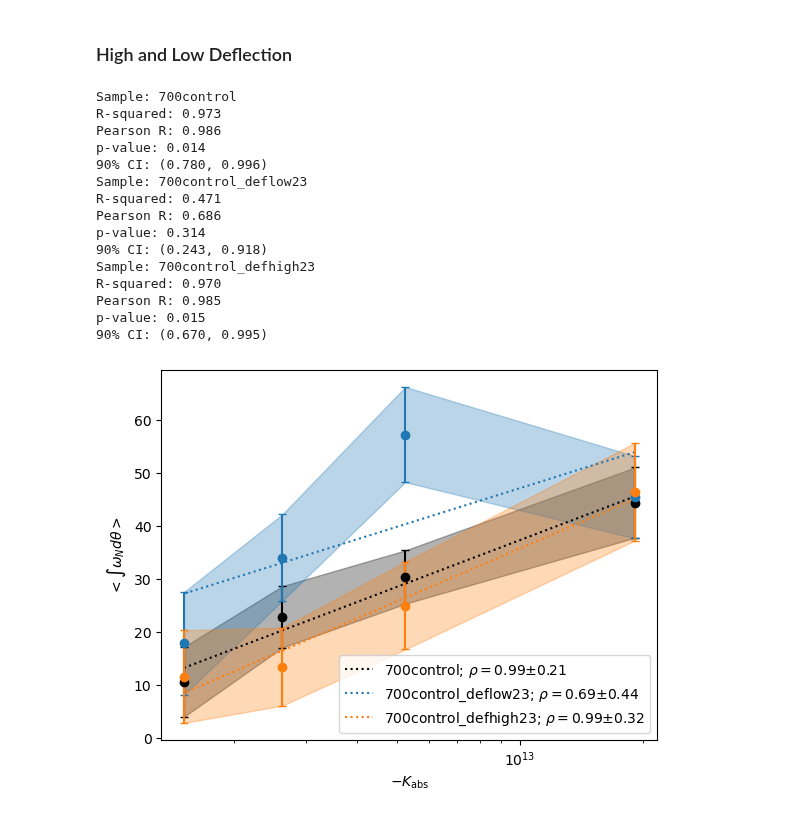
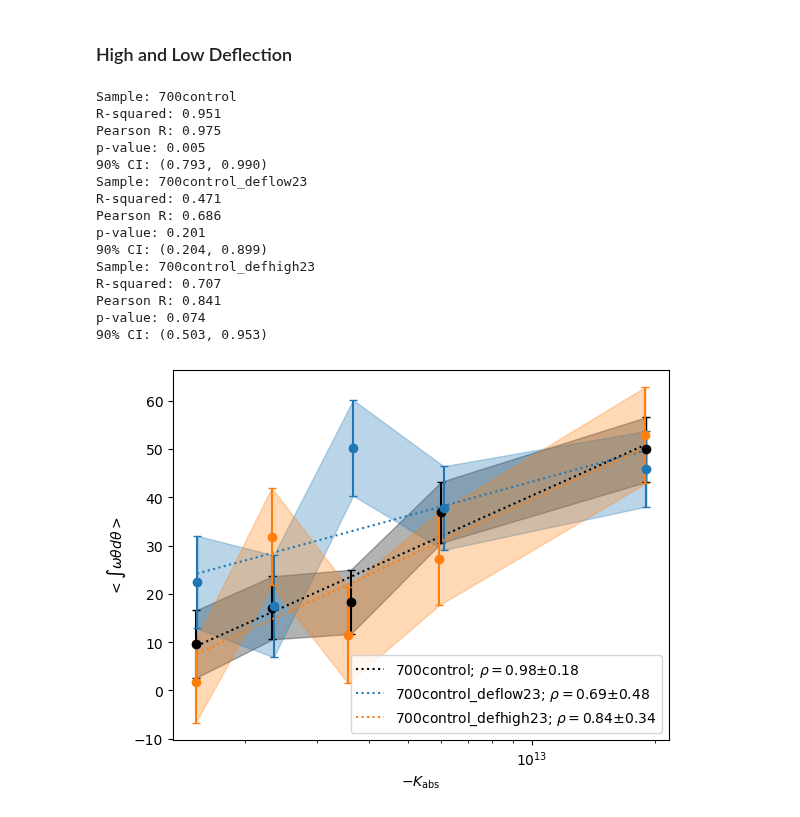
Before and after one commit to FedeDavilaKurban/Auger, a Jupyter notebook: plots.ipynb, the cells around one changed output. Cells and saved outputs as stored; diff of their text form; code cells hidden in the pictures.

```diff
--- a/plots.ipynb
+++ b/plots.ipynb
@@ -444,8 +444,8 @@ import matplotlib.pyplot as plt
 import numpy as np
 from astropy.io import ascii
 
-nquant = int(4)
-nbootstrap = int(500)
+nquant = int(5)
+nbootstrap = int(1000)
 maxsep = int(25)
 
 fig, ax = plt.subplots()
@@ -480,42 +480,42 @@ for sample, color in zip(samples,colors):
     #label = f'{sample}; '+r'$R^2=$'+f'{res_lr.rvalue**2:.2f}'
     #label = f'{sample}; '+r'$\rho=$'+f'{res_prs.statistic:.2f}; '+r'$p=$'+f'{res_prs.pvalue:.2f}'
     label = f'{sample}; '+r'$\rho=$'+f'{res_prs.statistic:.2f}'+r'$\pm$'+f'{pearson_ci:.2f}'
 
     #ax.plot(-meanMag, res_lr.intercept - res_lr.slope*meanMag, ls=':',c=color,\
     #        label=label)
     ax.plot(10**(-.4*meanMag+3.28), res_lr.intercept - res_lr.slope*meanMag, ls=':',c=color,\
             label=label)
 
     #for i in range(len(int_mean)):
     ax.errorbar(10**(-.4*meanMag+3.28),int_mean,yerr=int_std,c=color,fmt='o',capsize=3)
     #ax.scatter(-meanMag,int_mean,c=color,marker='o')
     ax.fill_between(10**(-.4*meanMag+3.28),y1=int_mean-int_std,y2=int_mean+int_std,color=color,alpha=.3)
 
 
 ax.set_xscale('log')
 
-ax.set_ylabel(r'$<\int\omega_Nd\theta>$')
+ax.set_ylabel(r'$<\int\omega\theta d\theta>$')
 ax.set_xlabel(r'$-K_{\mathrm{abs}}$')
 
 ax.legend(loc=0)
 
 #plt.savefig(f'../plots/int_K_nq{nquant}_nbs{nbootstrap}_700control_comparison.png')
 
 plt.show()
 # %% [output]
 Sample: 700control
-R-squared: 0.973
-Pearson R: 0.986
-p-value: 0.014
-90% CI: (0.780, 0.996)
+R-squared: 0.951
+Pearson R: 0.975
+p-value: 0.005
+90% CI: (0.793, 0.990)
 Sample: 700control_deflow23
 R-squared: 0.471
 Pearson R: 0.686
-p-value: 0.314
-90% CI: (0.243, 0.918)
+p-value: 0.201
+90% CI: (0.204, 0.899)
 Sample: 700control_defhigh23
-R-squared: 0.970
-Pearson R: 0.985
-p-value: 0.015
-90% CI: (0.670, 0.995)
+R-squared: 0.707
+Pearson R: 0.841
+p-value: 0.074
+90% CI: (0.503, 0.953)
-[figure, old version]
+[figure, new version]
```
Also changed, not shown: parts of 1 cell of this notebook, 3 other files.
